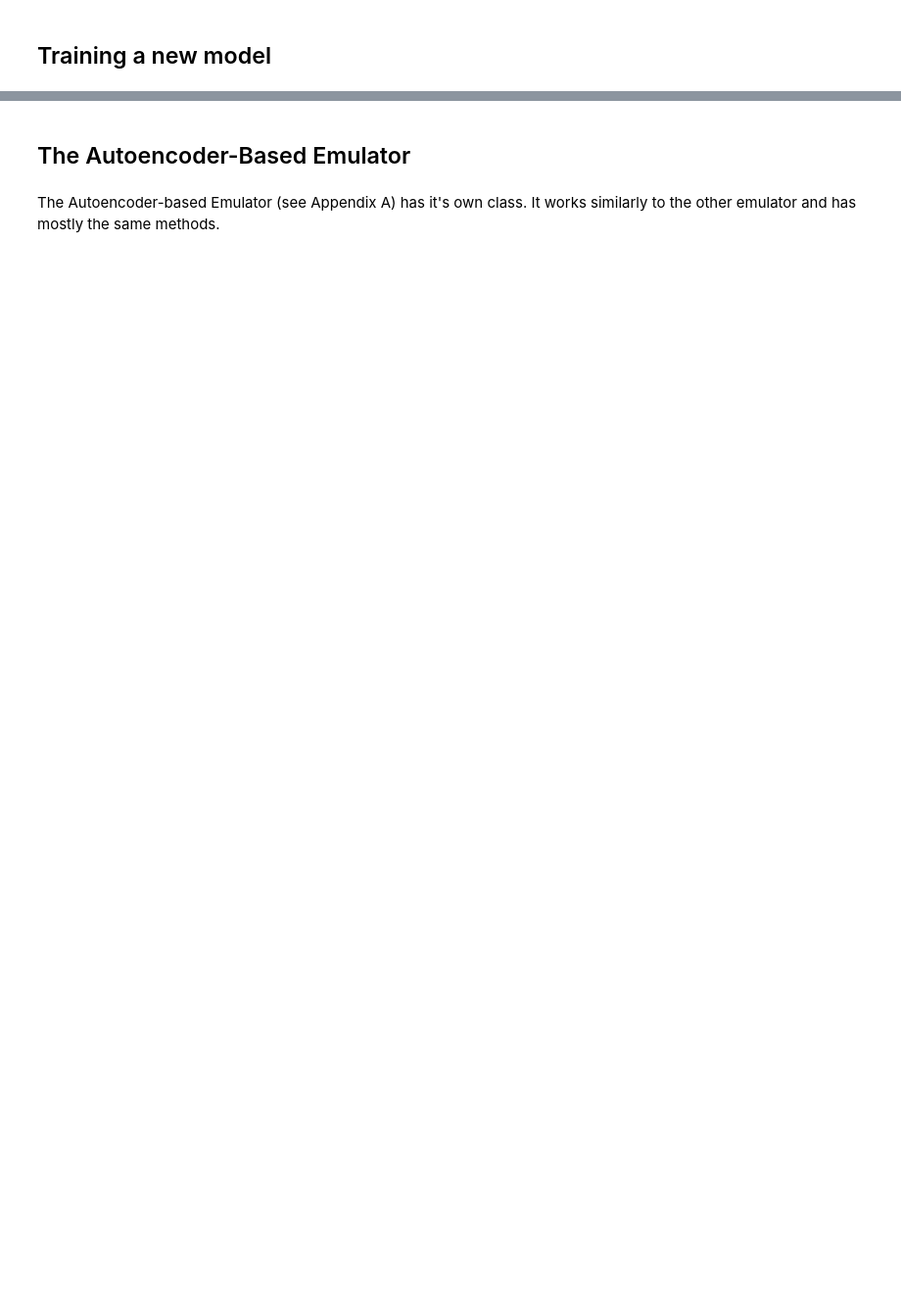
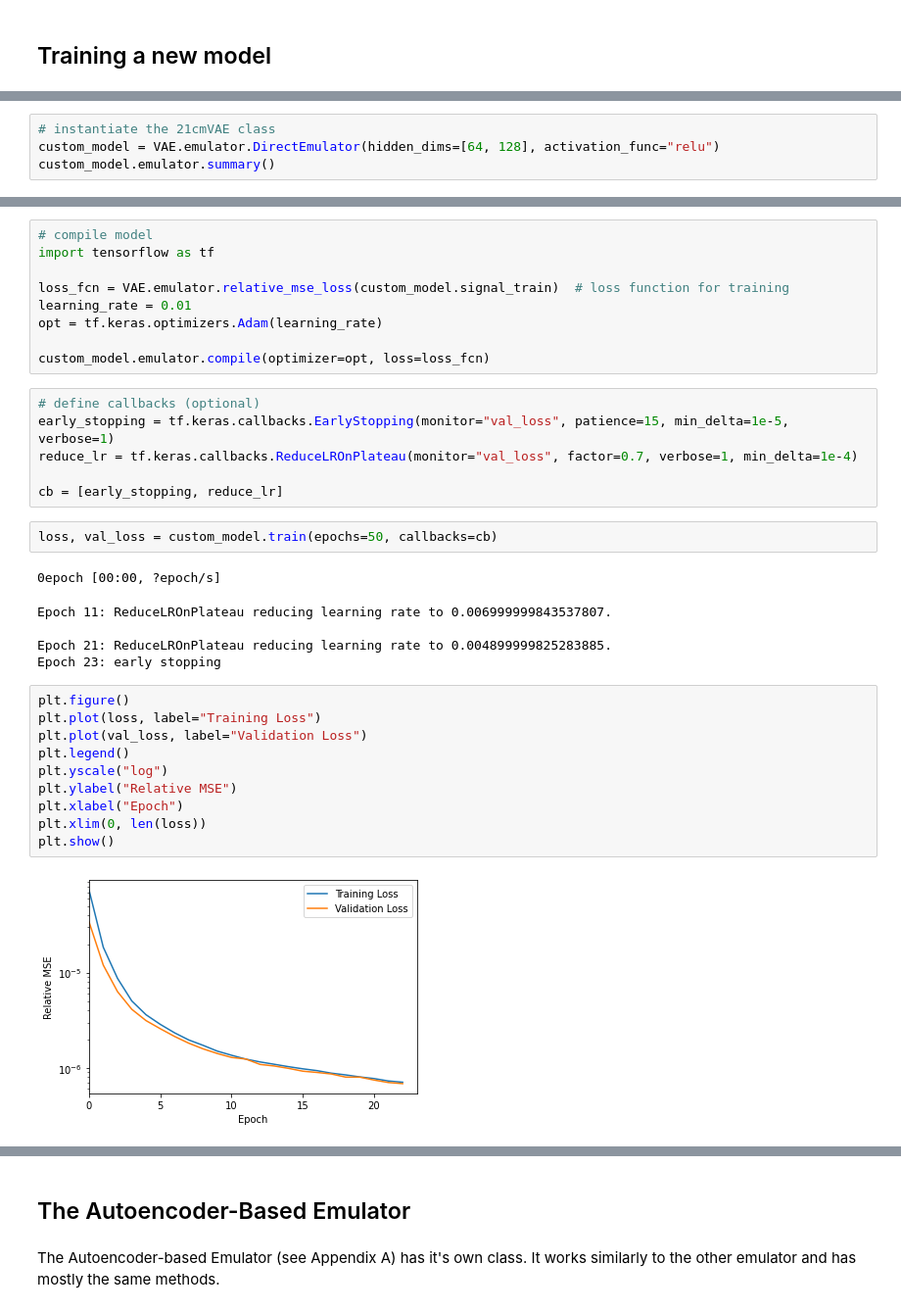
Before and after one commit to christianhbye/21cmVAE, a Jupyter notebook: notebooks/sample_notebook.ipynb, the cells around one changed output, grey strips where cells are left out. Shown at 98% size. Cells and saved outputs as stored; diff of their text form; blank space fills up the shorter version.

```diff
--- a/notebooks/sample_notebook.ipynb
+++ b/notebooks/sample_notebook.ipynb
@@ -123,0 +90,4 @@ Epoch 50/50
+# %%
+# instantiate the 21cmVAE class
+custom_model = VAE.emulator.DirectEmulator(hidden_dims=[64, 128], activation_func="relu")
+custom_model.emulator.summary()
@@ -124 +110,36 @@ Epoch 50/50
+# %%
+# compile model
+import tensorflow as tf
+
+loss_fcn = VAE.emulator.relative_mse_loss(custom_model.signal_train)  # loss function for training
+learning_rate = 0.01
+opt = tf.keras.optimizers.Adam(learning_rate)
+
+custom_model.emulator.compile(optimizer=opt, loss=loss_fcn)
+# %%
+# define callbacks (optional)
+early_stopping = tf.keras.callbacks.EarlyStopping(monitor="val_loss", patience=15, min_delta=1e-5, verbose=1)
+reduce_lr = tf.keras.callbacks.ReduceLROnPlateau(monitor="val_loss", factor=0.7, verbose=1, min_delta=1e-4)
+
+cb = [early_stopping, reduce_lr]
+# %%
+loss, val_loss = custom_model.train(epochs=50, callbacks=cb)
+# %% [output]
+0epoch [00:00, ?epoch/s]
+Epoch 11: ReduceLROnPlateau reducing learning rate to 0.006999999843537807.
+
+Epoch 21: ReduceLROnPlateau reducing learning rate to 0.004899999825283885.
+Epoch 23: early stopping
+# %%
+plt.figure()
+plt.plot(loss, label="Training Loss")
+plt.plot(val_loss, label="Validation Loss")
+plt.legend()
+plt.yscale("log")
+plt.ylabel("Relative MSE")
+plt.xlabel("Epoch")
+plt.xlim(0, len(loss))
+plt.show()
+# %% [output]
+[figure, added]
 # %%
```
Also changed, not shown: parts of 27 cells of this notebook.
